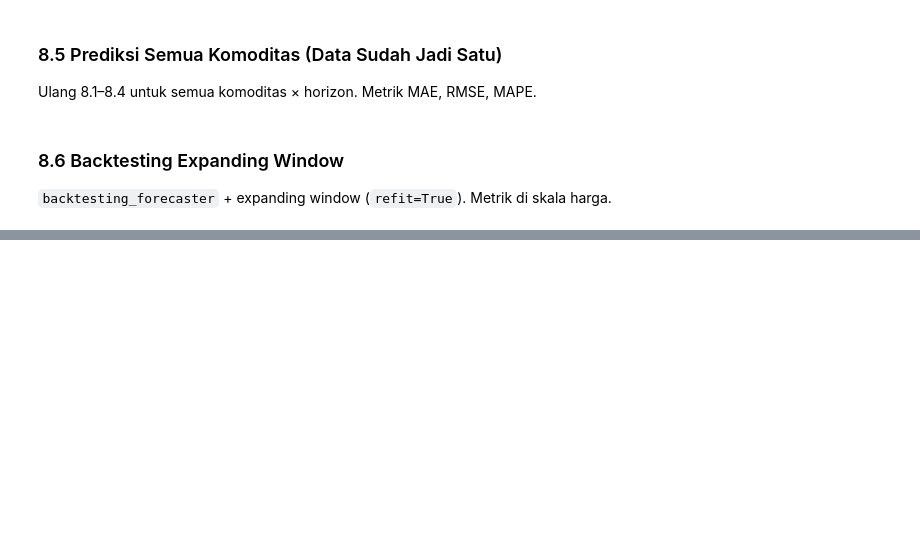
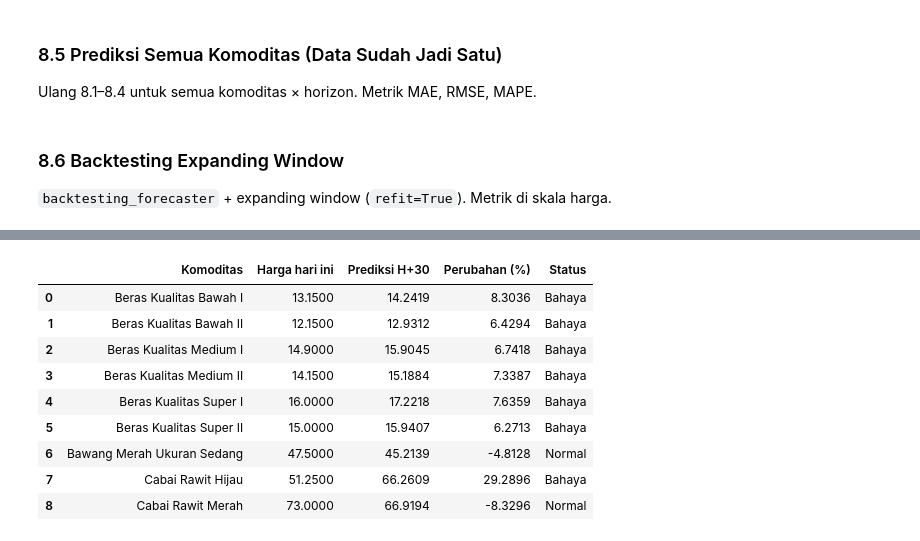
Before and after one commit to YosiaCoKR/pangan-forecasting, a Jupyter notebook: webapp/research/code.ipynb, the cells around one changed output, grey strips where cells are left out. Drawn from its saved outputs; the diff is of its cells as text; code cells hidden in the pictures; blank space fills up the shorter version.

```diff
--- a/webapp/research/code.ipynb
+++ b/webapp/research/code.ipynb
@@ -990,0 +997,51 @@ df_walkforward
+# %%
+TRESHOLD = {"Normal": 0.1, "Warning": 0.15, "Danger": 0.25}
+h_ews = 30
+ews_rows = []
+
+for col in comodity_cols:
+    price_today = float(decomp_by_col[col]["price_train"].iloc[-1])
+    residual_pred = np.asarray(
+        forecasters_eval[col][h_ews].predict(steps=h_ews)
+    ).ravel()[:h_ews]
+    price_predicted = reconstruct_harga_test(
+        trend_model[col],
+        seasonal_model[col],
+        residual_pred,
+        n_steps=h_ews,
+    )
+    price_h30 = float(price_predicted[-1])
+    percentage = (price_h30 - price_today) / price_today * 100
+
+    if percentage > TRESHOLD["Danger"]:
+        status = "Bahaya"
+    elif percentage > TRESHOLD["Warning"]:
+        status = "Warning"
+    elif percentage > TRESHOLD["Normal"]:
+        status = "Normal"
+    else:
+        status = "Normal"
+
+    ews_rows.append(
+        {
+            "Komoditas": col,
+            "Harga hari ini": price_today,
+            "Prediksi H+30": price_h30,
+            "Perubahan (%)": percentage,
+            "Status": status,
+        }
+    )
+
+df_ews = pd.DataFrame(ews_rows)
+df_ews
+# %% [output]
+|  | Komoditas | Harga hari ini | Prediksi H+30 | Perubahan (%) | Status |
+| 0 | Beras Kualitas Bawah I | 13.1500 | 14.2419 | 8.3036 | Bahaya |
+| 1 | Beras Kualitas Bawah II | 12.1500 | 12.9312 | 6.4294 | Bahaya |
+| 2 | Beras Kualitas Medium I | 14.9000 | 15.9045 | 6.7418 | Bahaya |
+| 3 | Beras Kualitas Medium II | 14.1500 | 15.1884 | 7.3387 | Bahaya |
+| 4 | Beras Kualitas Super I | 16.0000 | 17.2218 | 7.6359 | Bahaya |
+| 5 | Beras Kualitas Super II | 15.0000 | 15.9407 | 6.2713 | Bahaya |
+| 6 | Bawang Merah Ukuran Sedang | 47.5000 | 45.2139 | -4.8128 | Normal |
+| 7 | Cabai Rawit Hijau | 51.2500 | 66.2609 | 29.2896 | Bahaya |
+| 8 | Cabai Rawit Merah | 73.0000 | 66.9194 | -8.3296 | Normal |
```
Also changed, not shown: parts of 17 cells of this notebook, 32 other files.
